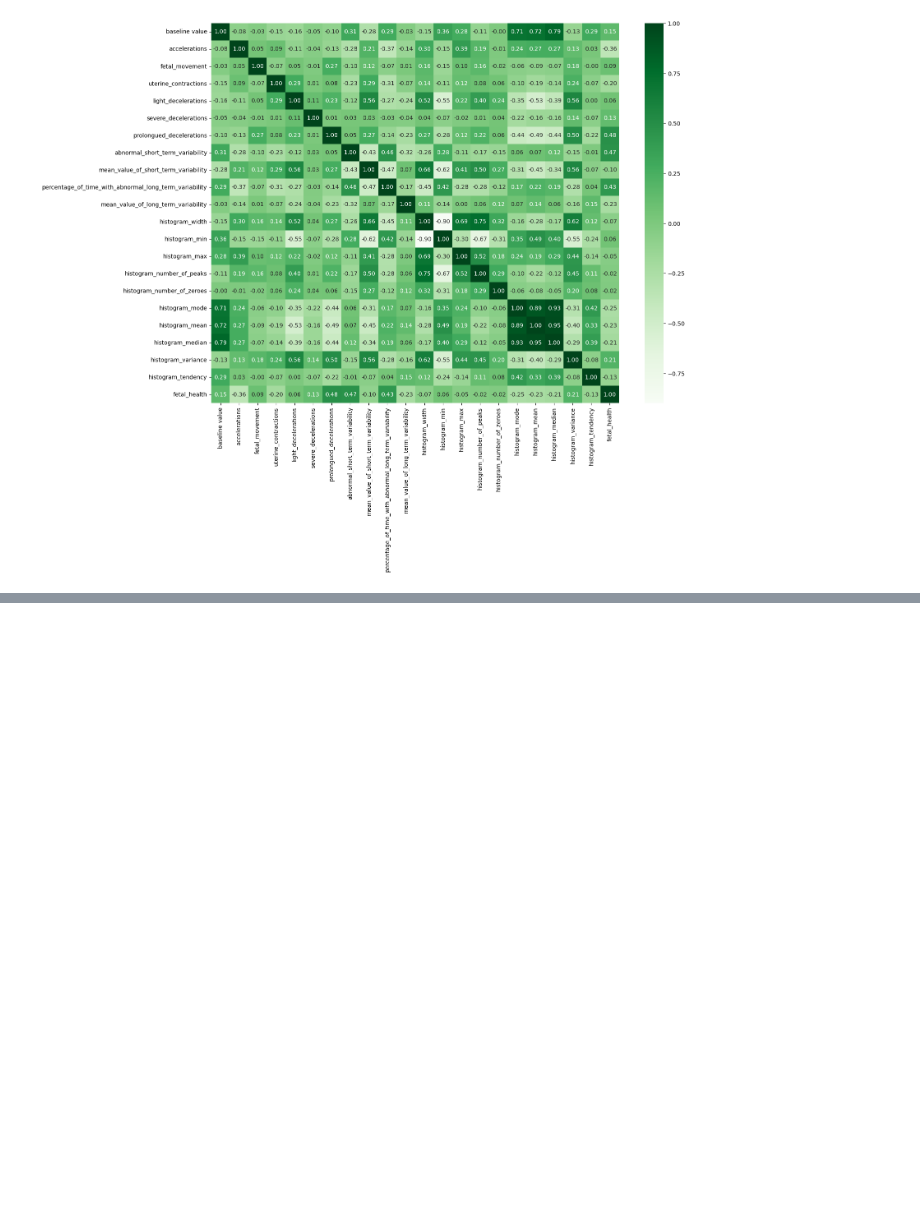
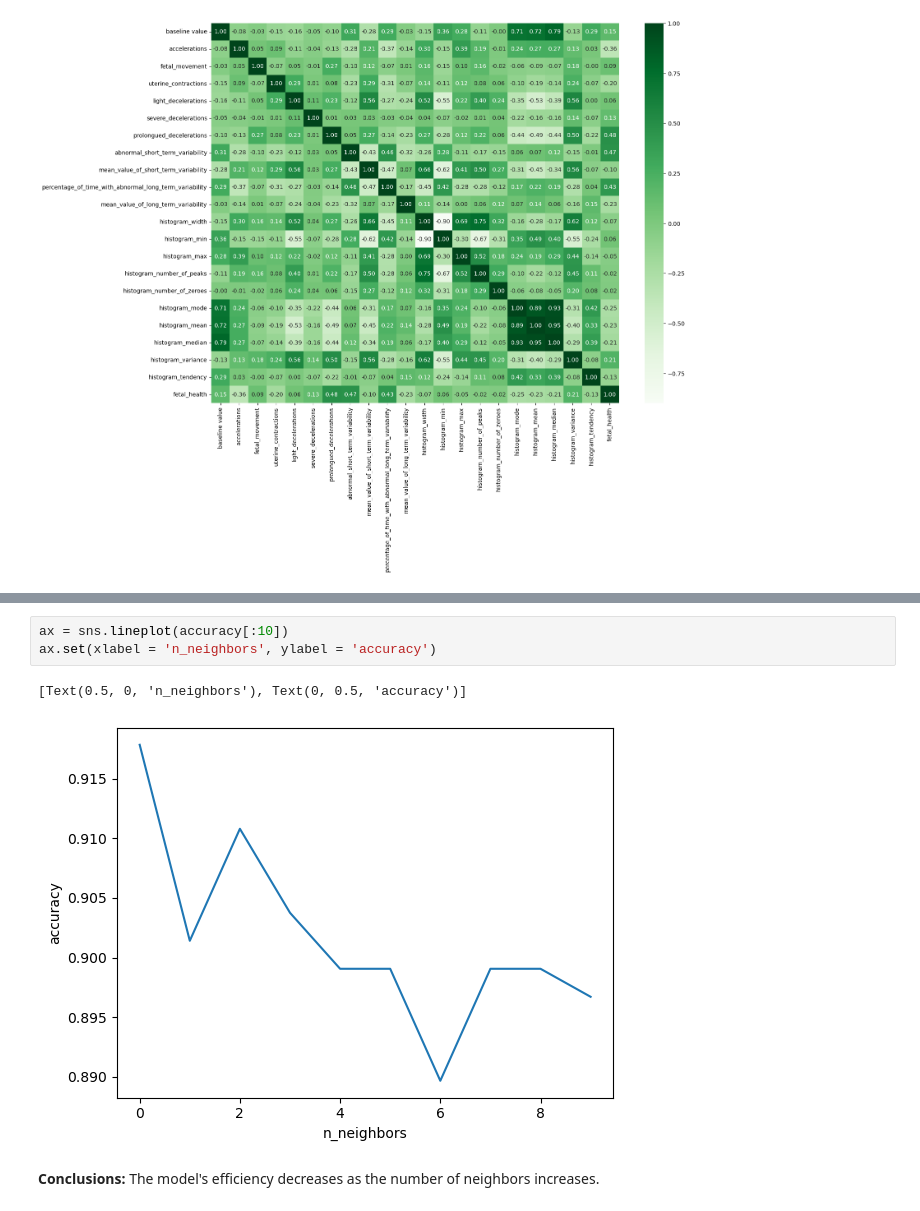
Before and after one commit to AdrianGuzniczak/kaggle-notebooks, a Jupyter notebook: Fetal Health Classification/Fetal health classification models.ipynb, the cells around one changed output, grey strips where cells are left out. Cells and saved outputs as stored; diff of their text form; blank space fills up the shorter version.

```diff
--- a/Fetal Health Classification/Fetal health classification models.ipynb
+++ b/Fetal Health Classification/Fetal health classification models.ipynb
@@ -137,0 +240,9 @@ Best features : Index(['baseline value', 'accelerations', 'uterine_contractions'
+# %%
+ax = sns.lineplot(accuracy[:10])
+ax.set(xlabel = 'n_neighbors', ylabel = 'accuracy')
+# %% [output]
+[Text(0.5, 0, 'n_neighbors'), Text(0, 0.5, 'accuracy')]
+[figure, added]
+# %% [markdown]
+**Conclusions:**
+The model's efficiency decreases as the number of neighbors increases.
```
Also changed, not shown: parts of 28 cells of this notebook.
